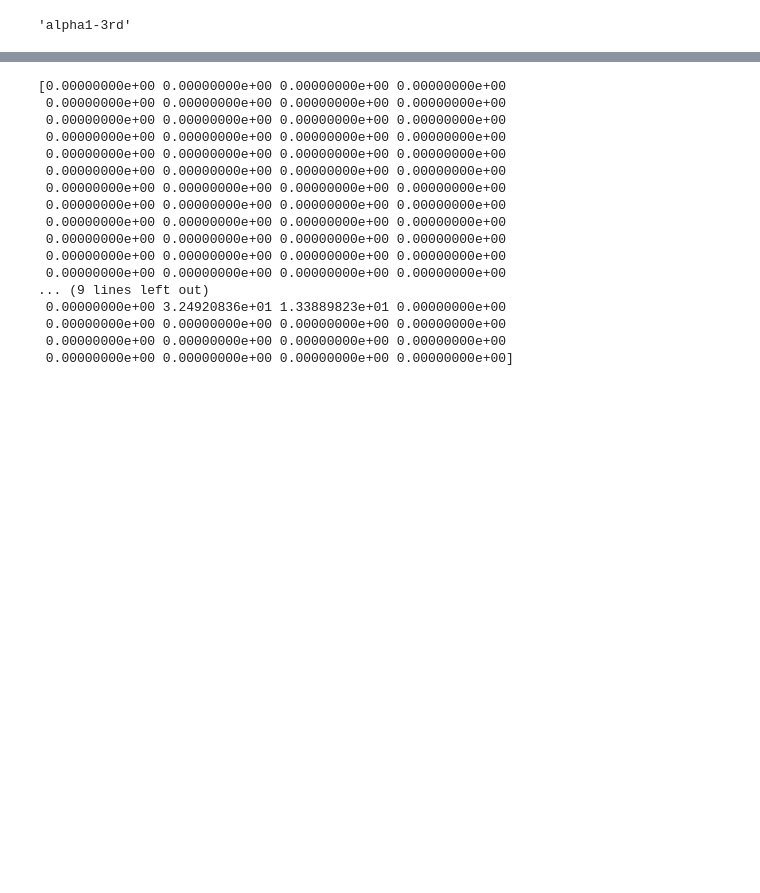
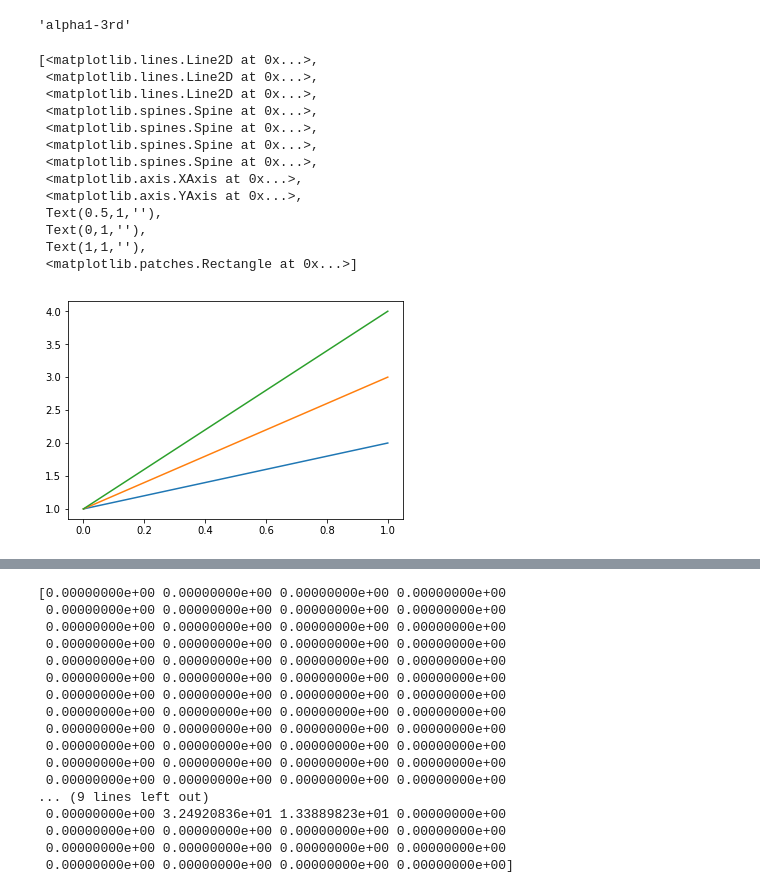
Before and after one commit to FRBs/PreFRBLE, a Jupyter notebook: notebooks/test.ipynb, the cells around one changed output, grey strips where cells are left out. Saved outputs shown, nothing was run; the diff lists cells and outputs as text; code cells hidden in the pictures; blank space fills up the shorter version.

```diff
--- a/notebooks/test.ipynb
+++ b/notebooks/test.ipynb
@@ -297,3 +376,25 @@ for i, j in zip(a,a[1:]):
 'alpha1-3rdabc'[:10]
 # %% [output]
 'alpha1-3rd'
+# %%
+fig, ax = plt.subplots()
+
+ax.plot([1,2], label='A')
+ax.plot([1,3], label='B')
+ax.plot([1,4], label='C')
+ax.get_children()
+# %% [output]
+[<matplotlib.lines.Line2D at 0x...>,
+ <matplotlib.lines.Line2D at 0x...>,
+ <matplotlib.lines.Line2D at 0x...>,
+ <matplotlib.spines.Spine at 0x...>,
+ <matplotlib.spines.Spine at 0x...>,
+ <matplotlib.spines.Spine at 0x...>,
+ <matplotlib.spines.Spine at 0x...>,
+ <matplotlib.axis.XAxis at 0x...>,
+ <matplotlib.axis.YAxis at 0x...>,
+ Text(0.5,1,''),
+ Text(0,1,''),
+ Text(1,1,''),
+ <matplotlib.patches.Rectangle at 0x...>]
+[figure, added]
```
Also changed, not shown: parts of 16 cells of this notebook, 12 other files.
